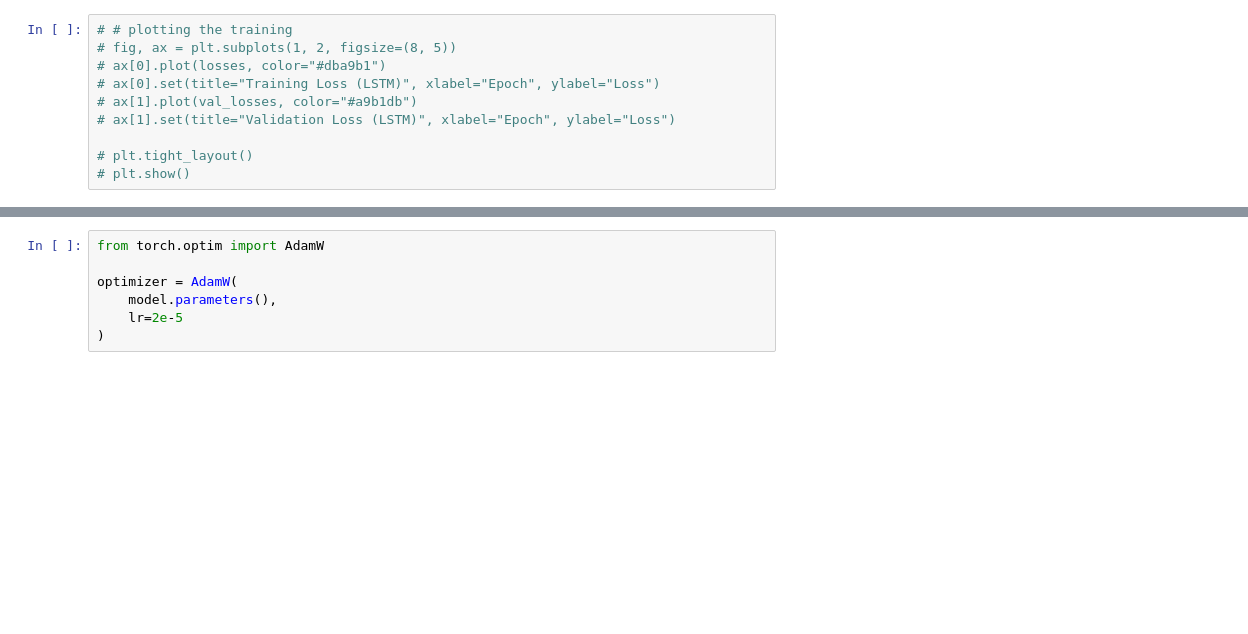
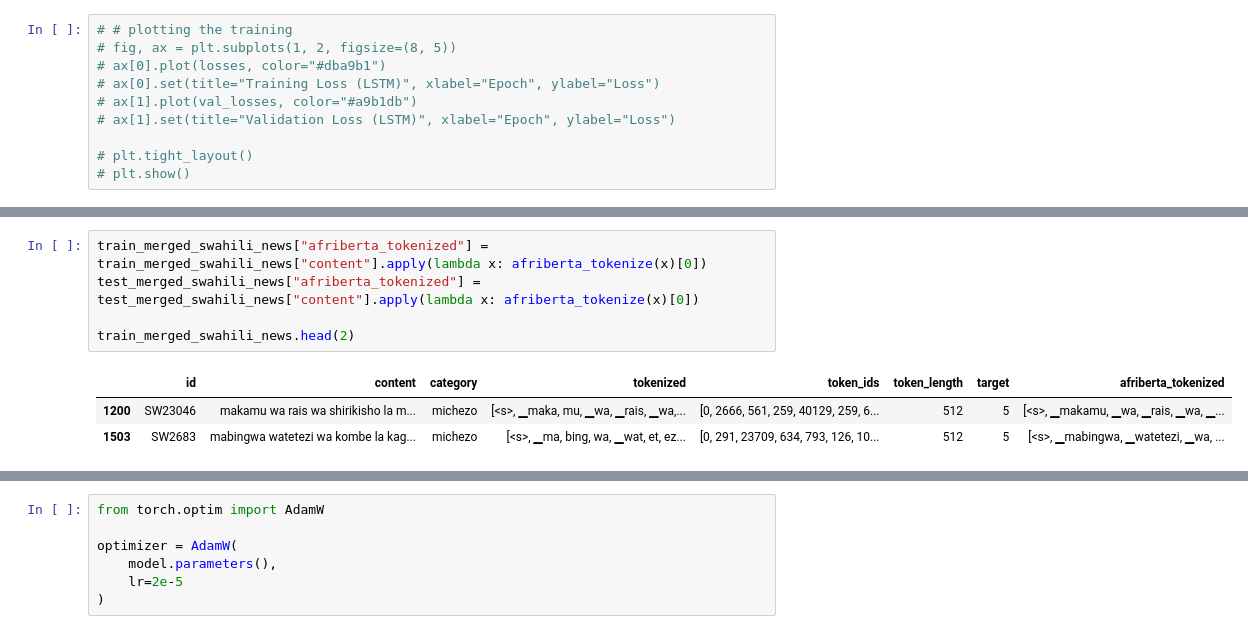
Before and after one commit to muchemicarol/ML4NLU_TermPaper, a Jupyter notebook: swahili_classification.ipynb, the cells around one changed output, grey strips where cells are left out. Drawn from its saved outputs; the diff is of its cells as text; blank space fills up the shorter version.

```diff
--- a/swahili_classification.ipynb
+++ b/swahili_classification.ipynb
@@ -869,0 +962,9 @@ XLMRobertaForSequenceClassification(
+# %%
+train_merged_swahili_news["afriberta_tokenized"] = train_merged_swahili_news["content"].apply(lambda x: afriberta_tokenize(x)[0])
+test_merged_swahili_news["afriberta_tokenized"] = test_merged_swahili_news["content"].apply(lambda x: afriberta_tokenize(x)[0])
+
+train_merged_swahili_news.head(2)
+# %% [output]
+|  | id | content | category | tokenized | token_ids | token_length | target | afriberta_tokenized |
+| 1200 | SW23046 | makamu wa rais wa shirikisho la m... | michezo | [<s>, ▁maka, mu, ▁wa, ▁rais, ▁wa,... | [0, 2666, 561, 259, 40129, 259, 6... | 512 | 5 | [<s>, ▁makamu, ▁wa, ▁rais, ▁wa, ▁... |
+| 1503 | SW2683 | mabingwa watetezi wa kombe la kag... | michezo | [<s>, ▁ma, bing, wa, ▁wat, et, ez... | [0, 291, 23709, 634, 793, 126, 10... | 512 | 5 | [<s>, ▁mabingwa, ▁watetezi, ▁wa, ... |
```
Also changed, not shown: parts of 51 cells of this notebook.
